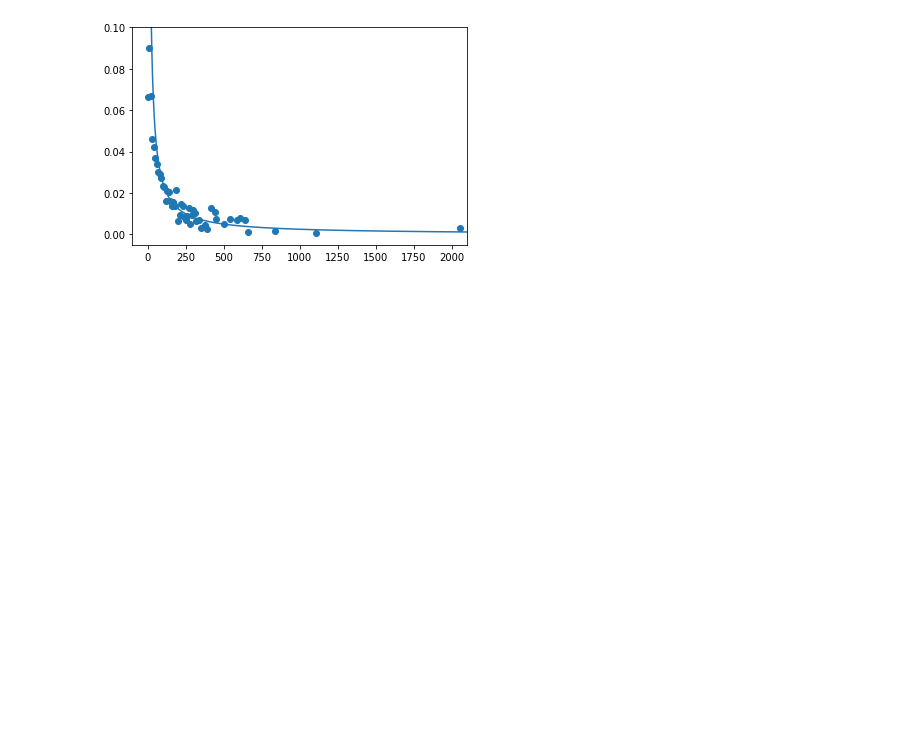
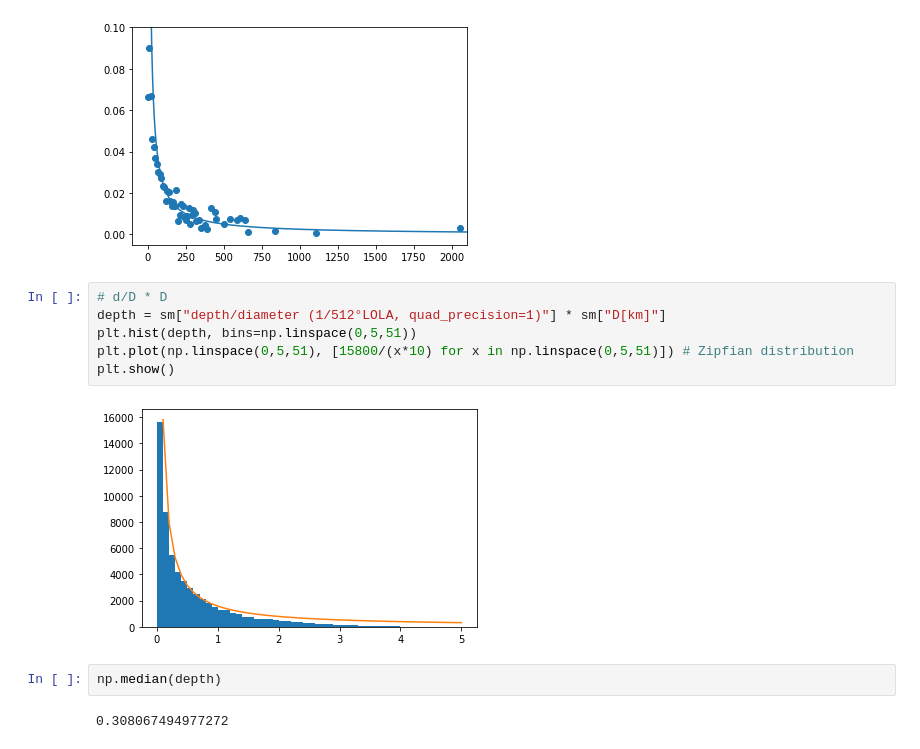
Before and after one commit to bcho04/crater-modeling, a Jupyter notebook: crater.ipynb, the cells around one changed output. Saved outputs shown, nothing was run; the diff lists cells and outputs as text; blank space fills up the shorter version.

Commit message:
Updates to crater modeling and new graphs

```diff
--- a/crater.ipynb
+++ b/crater.ipynb
@@ -131,3 +131,15 @@ plt.plot([x for x in range(1,2100)], [2.5/x for x in range(1,2100)])
 plt.show()
 # %% [output]
 [figure]
+# %%
+# d/D * D
+depth = sm["depth/diameter (1/512°LOLA, quad_precision=1)"] * sm["D[km]"]
+plt.hist(depth, bins=np.linspace(0,5,51))
+plt.plot(np.linspace(0,5,51), [15800/(x*10) for x in np.linspace(0,5,51)]) # Zipfian distribution
+plt.show()
+# %% [output]
+[figure, added]
+# %%
+np.median(depth)
+# %% [output]
+0.308067494977272
```
